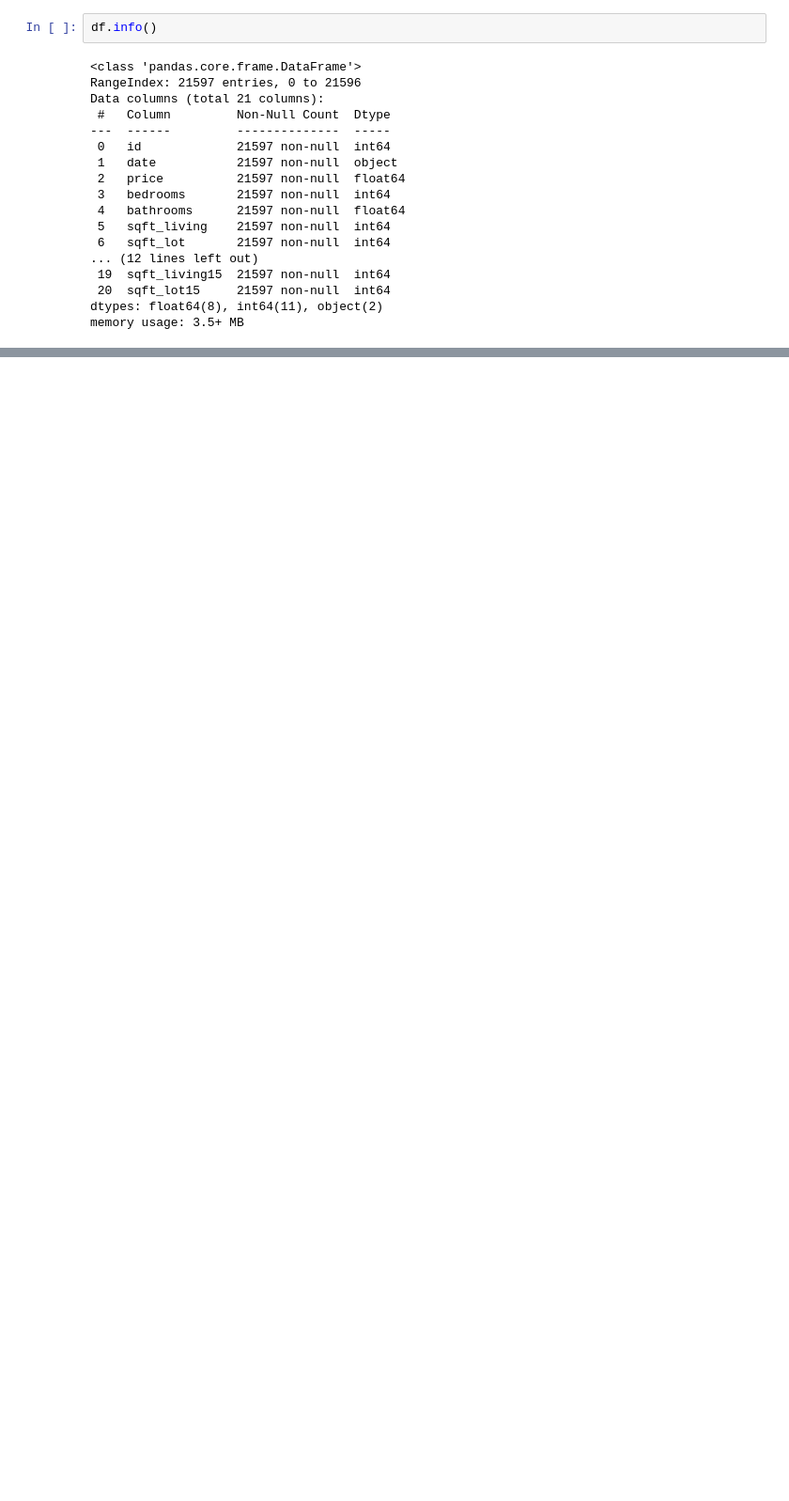
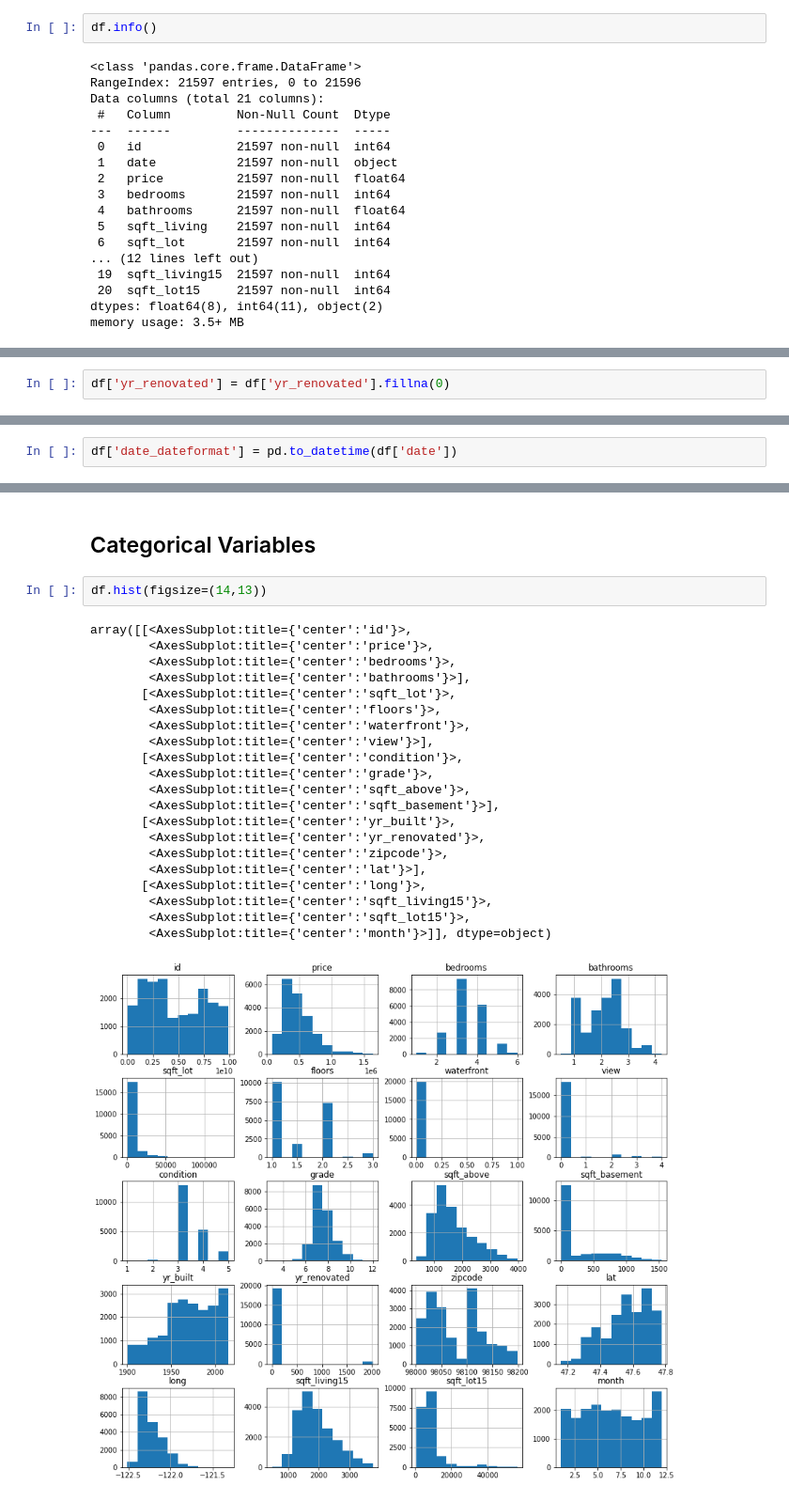
Before and after one commit to hoganbyun/dsc-phase-2-project, a Jupyter notebook: student.ipynb, the cells around one changed output, grey strips where cells are left out. Shown at 94% size. Saved outputs shown, nothing was run; the diff lists cells and outputs as text; blank space fills up the shorter version.

Commit message:
more cleaning, categorical vars, outliers

```diff
--- a/student.ipynb
+++ b/student.ipynb
@@ -157,0 +260,2 @@ There seem to be missing values in waterfront and yr_renovated - makes sense bec
+# %%
+df['yr_renovated'] = df['yr_renovated'].fillna(0)
@@ -157,0 +270,2 @@ There seem to be missing values in waterfront and yr_renovated - makes sense bec
+# %%
+df['date_dateformat'] = pd.to_datetime(df['date'])
@@ -157,0 +281,26 @@ There seem to be missing values in waterfront and yr_renovated - makes sense bec
+# %% [markdown]
+## Categorical Variables
+# %%
+df.hist(figsize=(14,13))
+# %% [output]
+array([[<AxesSubplot:title={'center':'id'}>,
+        <AxesSubplot:title={'center':'price'}>,
+        <AxesSubplot:title={'center':'bedrooms'}>,
+        <AxesSubplot:title={'center':'bathrooms'}>],
+       [<AxesSubplot:title={'center':'sqft_lot'}>,
+        <AxesSubplot:title={'center':'floors'}>,
+        <AxesSubplot:title={'center':'waterfront'}>,
+        <AxesSubplot:title={'center':'view'}>],
+       [<AxesSubplot:title={'center':'condition'}>,
+        <AxesSubplot:title={'center':'grade'}>,
+        <AxesSubplot:title={'center':'sqft_above'}>,
+        <AxesSubplot:title={'center':'sqft_basement'}>],
+       [<AxesSubplot:title={'center':'yr_built'}>,
+        <AxesSubplot:title={'center':'yr_renovated'}>,
+        <AxesSubplot:title={'center':'zipcode'}>,
+        <AxesSubplot:title={'center':'lat'}>],
+       [<AxesSubplot:title={'center':'long'}>,
+        <AxesSubplot:title={'center':'sqft_living15'}>,
+        <AxesSubplot:title={'center':'sqft_lot15'}>,
+        <AxesSubplot:title={'center':'month'}>]], dtype=object)
+[figure, added]
```
Also changed, not shown: parts of 55 cells of this notebook.
